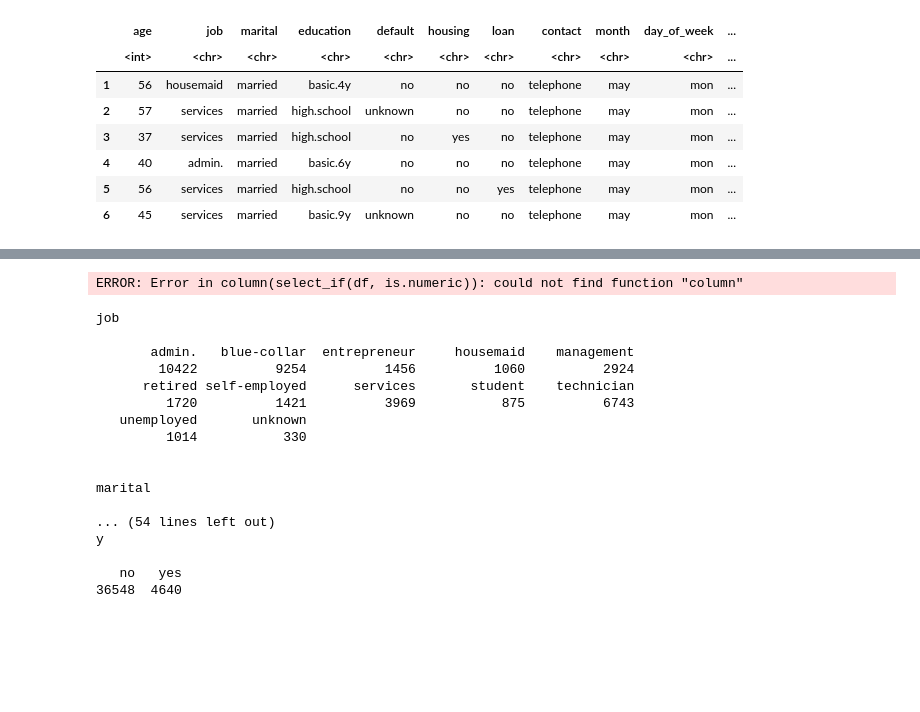
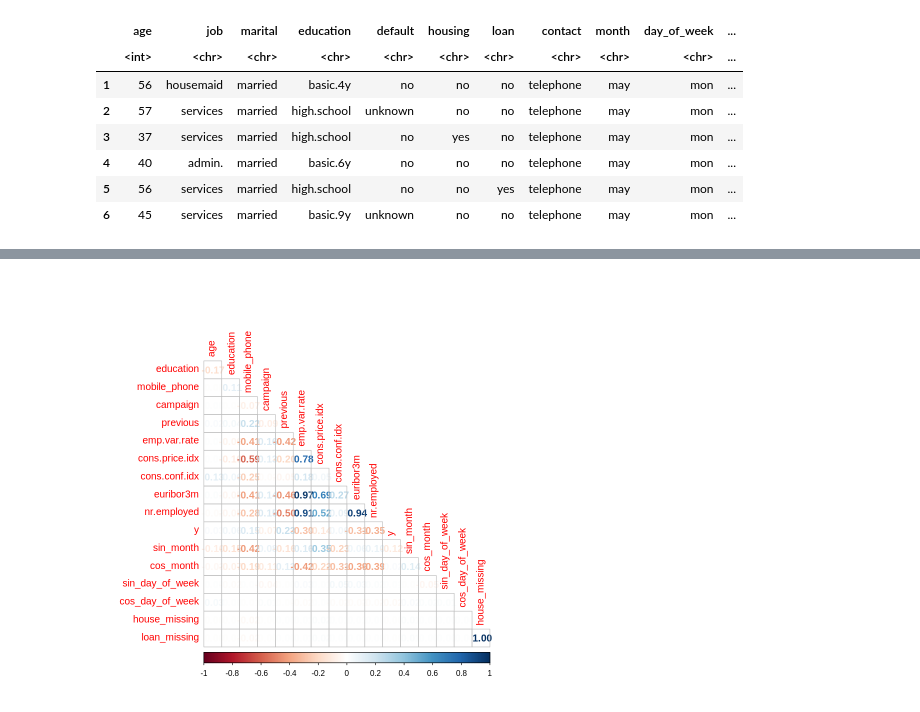
Before and after one commit to michp15/statistical_learning_class, a Jupyter notebook: stat_learn_classif_proj.ipynb, the cells around one changed output, grey strips where cells are left out. Drawn from its saved outputs; the diff is of its cells as text; code cells hidden in the pictures; blank space fills up the shorter version.

```diff
--- a/stat_learn_classif_proj.ipynb
+++ b/stat_learn_classif_proj.ipynb
@@ -85,0 +706,4 @@ ERROR: Error in x[floor(d)] + x[ceiling(d)]: non-numeric argument to binary oper
+# %%
+# Execute random forest imputation
+
+df_imputed <- kNN(df, variable=names(df), k=10, imp_var=FALSE)
@@ -85,0 +718,4 @@ ERROR: Error in x[floor(d)] + x[ceiling(d)]: non-numeric argument to binary oper
+# %%
+# Remove duplicates.
+
+df <- check_remove_duplicates(df)
@@ -86,2 +754,2 @@ ERROR: Error in x[floor(d)] + x[ceiling(d)]: non-numeric argument to binary oper
 # %%
-select_if(df, is.numeric)
+numerical.cols <- df[, sapply(df, is.numeric)]
@@ -108,28 +756,4 @@ A data.frame: 41176 × 10
-# %%
-column(select_if(df, is.numeric))
-# %% [output]
-ERROR: Error in column(select_if(df, is.numeric)): could not find function "column"
-# %%
-for (column in names(df)[sapply(df, function(x) !is.numeric(x))]) {
-  cat(column, "\n")
-  print(table(df[[column]]))
-  cat("\n\n")
-}
-# %% [output]
-job
-
-       admin.   blue-collar  entrepreneur     housemaid    management
-        10422          9254          1456          1060          2924
-      retired self-employed      services       student    technician
-         1720          1421          3969           875          6743
-   unemployed       unknown
-         1014           330
-
-
-marital
-
-... (54 lines left out)
-y
-
-   no   yes
-36548  4640
+# %%
+corrplot(cor(numerical.cols), method='number', type='lower', diag=FALSE)
+# %% [output]
+[figure, added]
```
Also changed, not shown: parts of 46 cells of this notebook.
